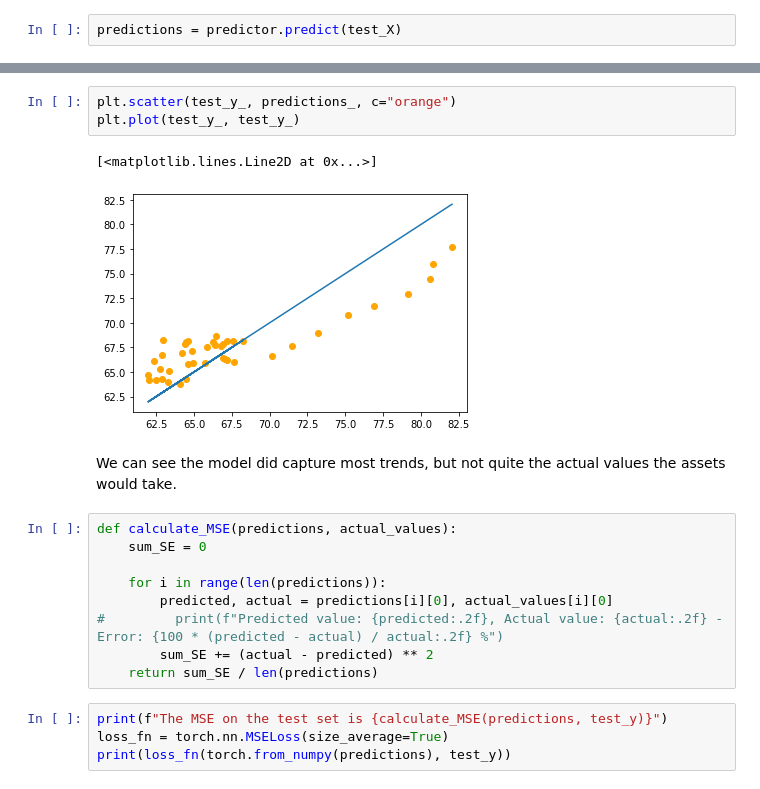
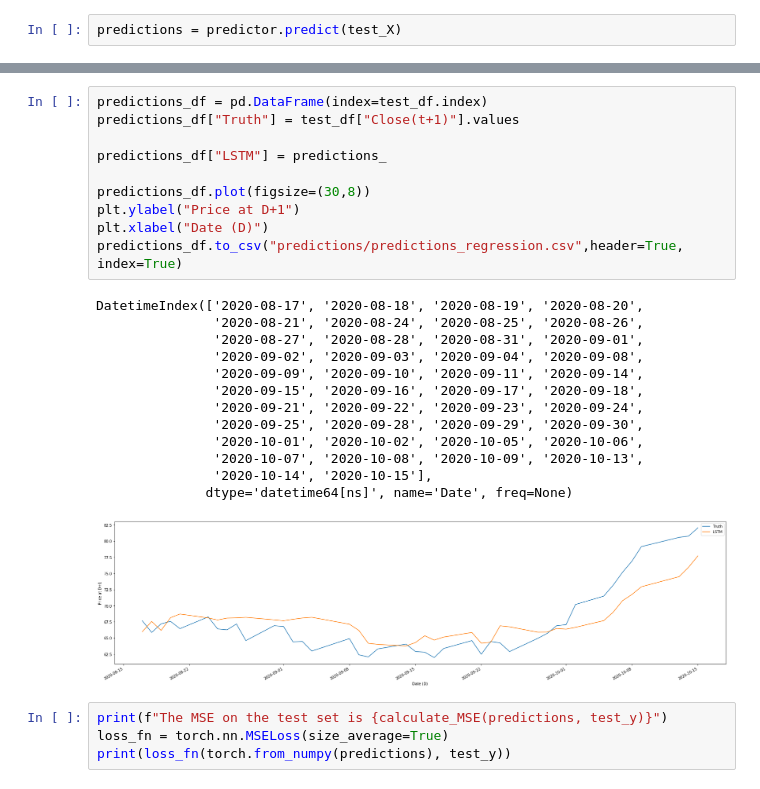
Before and after one commit to brunokiyoshi/Nanodegree-MLE-capstone-project, a Jupyter notebook: Capstone project.ipynb, the cells around one changed output, grey strips where cells are left out. Cells and saved outputs as stored; diff of their text form.

```diff
--- a/Capstone project.ipynb
+++ b/Capstone project.ipynb
@@ -518,20 +520,27 @@ plt.show()
-# %%
-plt.scatter(test_y_, predictions_, c="orange")
-plt.plot(test_y_, test_y_)
-# %% [output]
-[<matplotlib.lines.Line2D at 0x...>]
-[figure, removed]
-# %% [markdown]
-We can see the model did capture  most trends, but not quite the actual values the assets would take.
-# %%
-def calculate_MSE(predictions, actual_values):
-    sum_SE = 0
-
-    for i in range(len(predictions)):
-        predicted, actual = predictions[i][0], actual_values[i][0]
-#         print(f"Predicted value: {predicted:.2f}, Actual value: {actual:.2f} - Error: {100 * (predicted - actual) / actual:.2f} %")
-        sum_SE += (actual - predicted) ** 2
-    return sum_SE / len(predictions)
+# %%
+predictions_df = pd.DataFrame(index=test_df.index)
+predictions_df["Truth"] = test_df["Close(t+1)"].values
+
+predictions_df["LSTM"] = predictions_
+
+predictions_df.plot(figsize=(30,8))
+plt.ylabel("Price at D+1")
+plt.xlabel("Date (D)")
+predictions_df.to_csv("predictions/predictions_regression.csv",header=True, index=True)
+# %% [output]
+DatetimeIndex(['2020-08-17', '2020-08-18', '2020-08-19', '2020-08-20',
+               '2020-08-21', '2020-08-24', '2020-08-25', '2020-08-26',
+               '2020-08-27', '2020-08-28', '2020-08-31', '2020-09-01',
+               '2020-09-02', '2020-09-03', '2020-09-04', '2020-09-08',
+               '2020-09-09', '2020-09-10', '2020-09-11', '2020-09-14',
+               '2020-09-15', '2020-09-16', '2020-09-17', '2020-09-18',
+               '2020-09-21', '2020-09-22', '2020-09-23', '2020-09-24',
+               '2020-09-25', '2020-09-28', '2020-09-29', '2020-09-30',
+               '2020-10-01', '2020-10-02', '2020-10-05', '2020-10-06',
+               '2020-10-07', '2020-10-08', '2020-10-09', '2020-10-13',
+               '2020-10-14', '2020-10-15'],
+              dtype='datetime64[ns]', name='Date', freq=None)
+[figure, added]
 # %%
 print(f"The MSE on the test set is {calculate_MSE(predictions, test_y)}")
 loss_fn = torch.nn.MSELoss(size_average=True)
```
Also changed, not shown: parts of 31 cells of this notebook, 9 other files.
